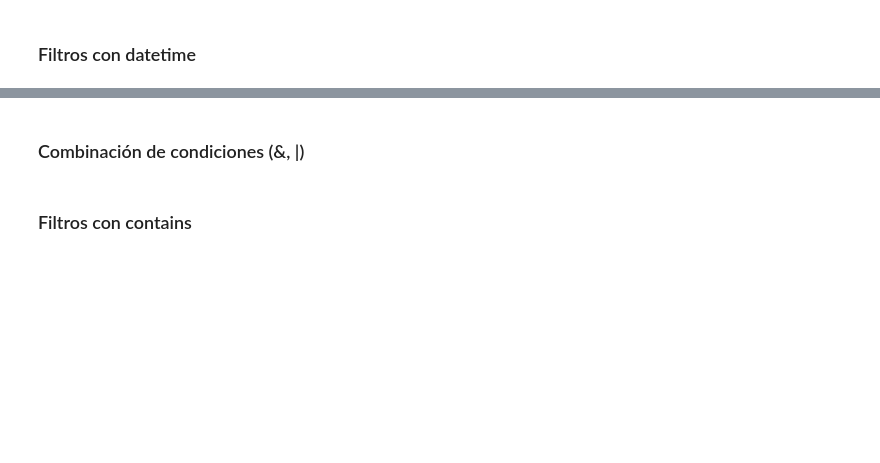
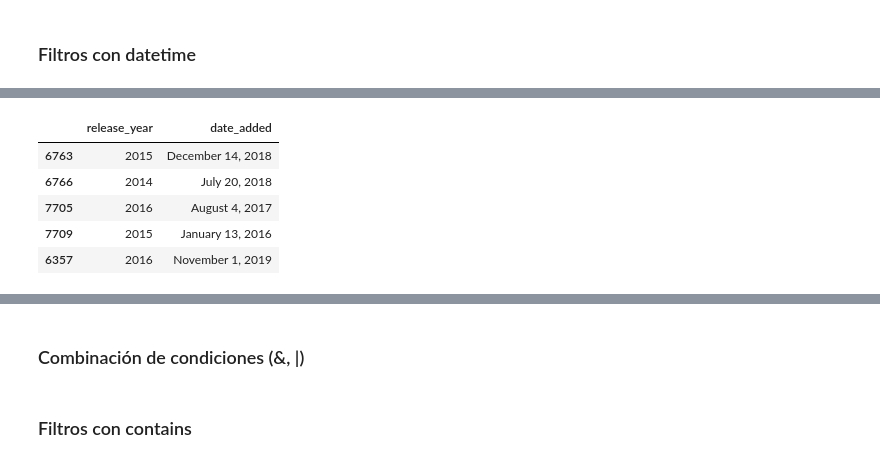
Before and after one commit to v0ltax/TT-2C2025-Data-Analitycs-Notebooks, a Jupyter notebook: Clase_6/Clase_06_NB1.ipynb, the cells around one changed output, grey strips where cells are left out. Cells and saved outputs as stored; diff of their text form; code cells hidden in the pictures; blank space fills up the shorter version.

```diff
--- a/Clase_6/Clase_06_NB1.ipynb
+++ b/Clase_6/Clase_06_NB1.ipynb
@@ -64,2 +168,3 @@ df[df["country"]=="Argentina"]
 # %%
-# Listar los registros (movies/TV Shows) cuyo "release_year" es anterior al 2020
+# Listar los registros (movies/TV Shows) cuyo date_added es anterior al 2020
+df_pp1=df[df["date_added"]<"2000"]
@@ -70,4 +179,12 @@ df[df["country"]=="Argentina"]
 # %%
 # Listar registros random con "release_year" y "date_added"
+df_pp1.sample(5)[["release_year", "date_added"]]
+# %% [output]
+|  | release_year | date_added |
+| 6763 | 2015 | December 14, 2018 |
+| 6766 | 2014 | July 20, 2018 |
+| 7705 | 2016 | August 4, 2017 |
+| 7709 | 2015 | January 13, 2016 |
+| 6357 | 2016 | November 1, 2019 |
 # %%
 # Convertimos el dtype de "date_added" a datetime
```
Also changed, not shown: parts of 24 cells of this notebook, 2 other files.
